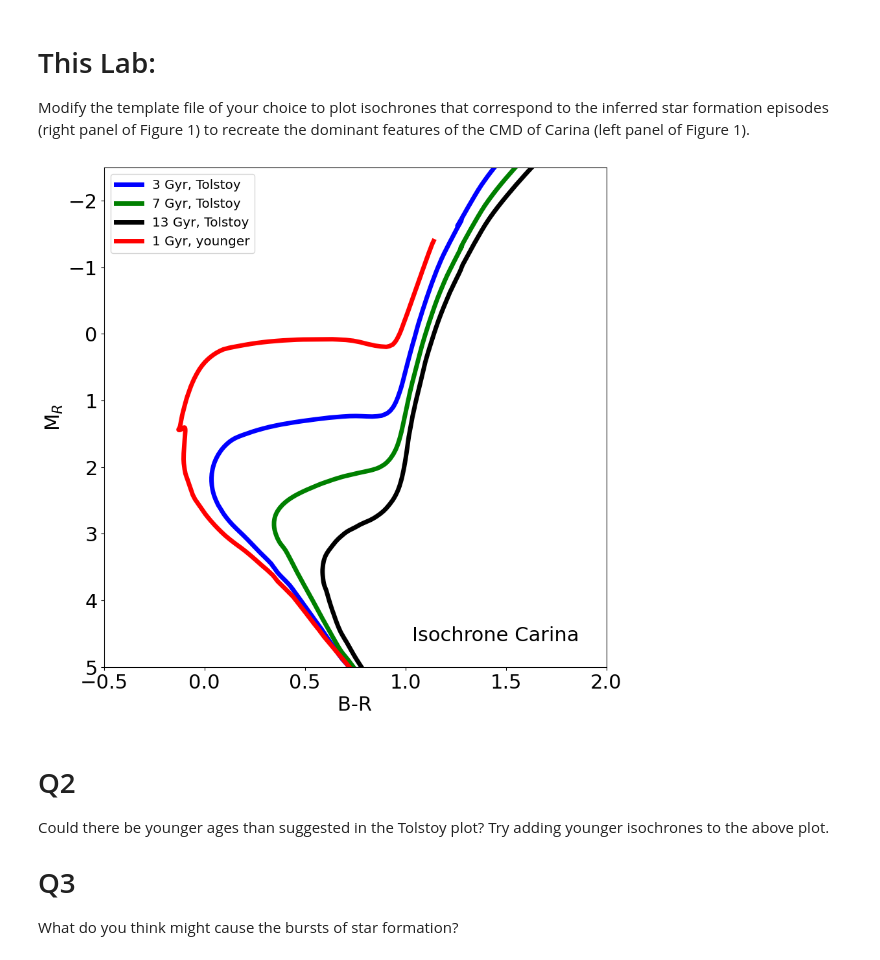
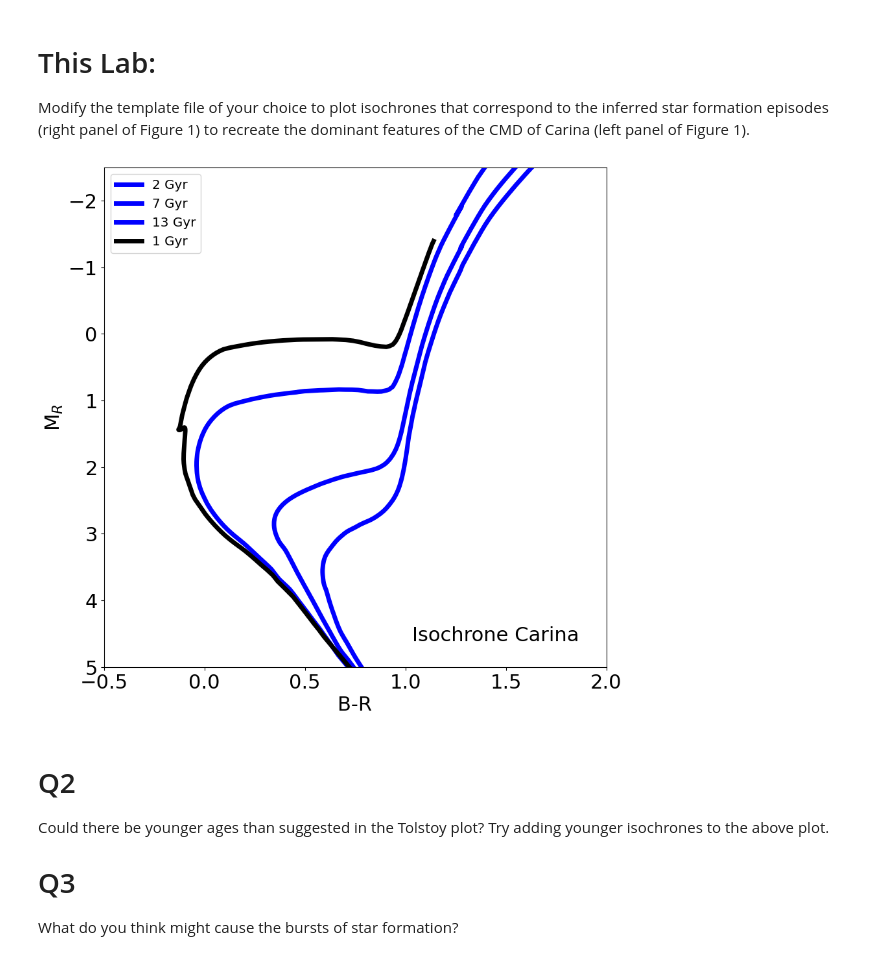
Before and after one commit to jaymotka/400B_2023_motka, a Jupyter notebook: Labs/Lab4/Lab4.ipynb, the cells around one changed output. Cells and saved outputs as stored; diff of their text form; code cells hidden in the pictures.

```diff
--- a/Labs/Lab4/Lab4.ipynb
+++ b/Labs/Lab4/Lab4.ipynb
@@ -34,9 +34,9 @@ Modify the template file of your choice to plot isochrones that correspond to th
 
 # Filename for data with Isochrone fit for different ages
 # These files are located in the folder IsochroneData
-filename1="./IsochroneData/Isochrone3.txt"          # Filename for Isochrone of 3 Gyr according to Tolstoy plot
-filename2="./IsochroneData/Isochrone7.txt"          # Filename for Isochrone of 7 Gyr according to Tolstoy plot
-filename3="./IsochroneData/Isochrone13.txt"         # Filename for Isochrone of 13 Gyr according to Tolstoy plot
+filename1="./IsochroneData/Isochrone2.txt"          # Filename for Isochrone of 2 Gyr
+filename2="./IsochroneData/Isochrone7.txt"          # Filename for Isochrone of 7 Gyr
+filename3="./IsochroneData/Isochrone13.txt"         # Filename for Isochrone of 13 Gyr
 filename4="./IsochroneData/Isochrone1.txt"          # Filename for Isochrone of 1 Gyr (younger isochrone than Tolstoy plot)
 # %%
 # READ IN DATA
@@ -57,44 +57,38 @@ data4 = np.genfromtxt(filename4,dtype=None,names=True,skip_header=8)   #data for
 fig = plt.figure(figsize=(10,10))
 ax = plt.subplot(111)
 
 # Plot Isochrones
 
 # Isochrone for different ages
 # Plotting Color vs. Difference in Color
-plt.plot(data1['B']-data1['R'], data1['R'], color='blue', linewidth=5, label='3 Gyr, Tolstoy') #plotting 3 Gyr isochrone
-                                                                                               #suggested in Tolstoy plot
-
-plt.plot(data2['B']-data2['R'], data2['R'], color='green', linewidth=5, label='7 Gyr, Tolstoy')#plotting 7 Gyr isochrone
-                                                                                               #suggested in Tolstoy plot
-
-plt.plot(data3['B']-data3['R'], data3['R'], color='black', linewidth=5, label='13 Gyr, Tolstoy')#plotting 13 Gyr isochrone
-                                                                                               #suggested in Tolstoy plot
-
-plt.plot(data4['B']-data4['R'], data4['R'], color='red', linewidth=5, label='1 Gyr, younger')#plotting 1 Gyr isochrone, younger
+plt.plot(data1['B']-data1['R'], data1['R'], color='blue', linewidth=5, label='2 Gyr') #plotting 2 Gyr isochrone
+plt.plot(data2['B']-data2['R'], data2['R'], color='blue', linewidth=5, label='7 Gyr')#plotting 7 Gyr isochrone
+plt.plot(data3['B']-data3['R'], data3['R'], color='blue', linewidth=5, label='13 Gyr')#plotting 13 Gyr isochrone
+plt.plot(data4['B']-data4['R'], data4['R'], color='black', linewidth=5, label='1 Gyr')#plotting 1 Gyr isochrone, younger
                                                                                    #than what is suggested in Tolstoy plot
 ###EDIT Here, following the same format as the line above
 
 # Add axis labels
 plt.xlabel('B-R', fontsize=22)
 plt.ylabel('M$_R$', fontsize=22)
 
 #set axis limits
 plt.xlim(-0.5,2)
 plt.ylim(5,-2.5)
 
 #adjust tick label font size
 label_size = 22
 matplotlib.rcParams['xtick.labelsize'] = label_size
 matplotlib.rcParams['ytick.labelsize'] = label_size
 
 # add a legend with some customizations.
 legend = ax.legend(loc='upper left',fontsize='x-large')
 #add figure text
 plt.figtext(0.6, 0.15, 'Isochrone Carina', fontsize=22)
 
 plt.savefig('IsochroneLab4.png')
 # %% [output]
-[figure, old version]
+[figure, new version]
 # %% [markdown]
 # Q2
 
```
Also changed, not shown: parts of 2 cells of this notebook, 2 other files.
